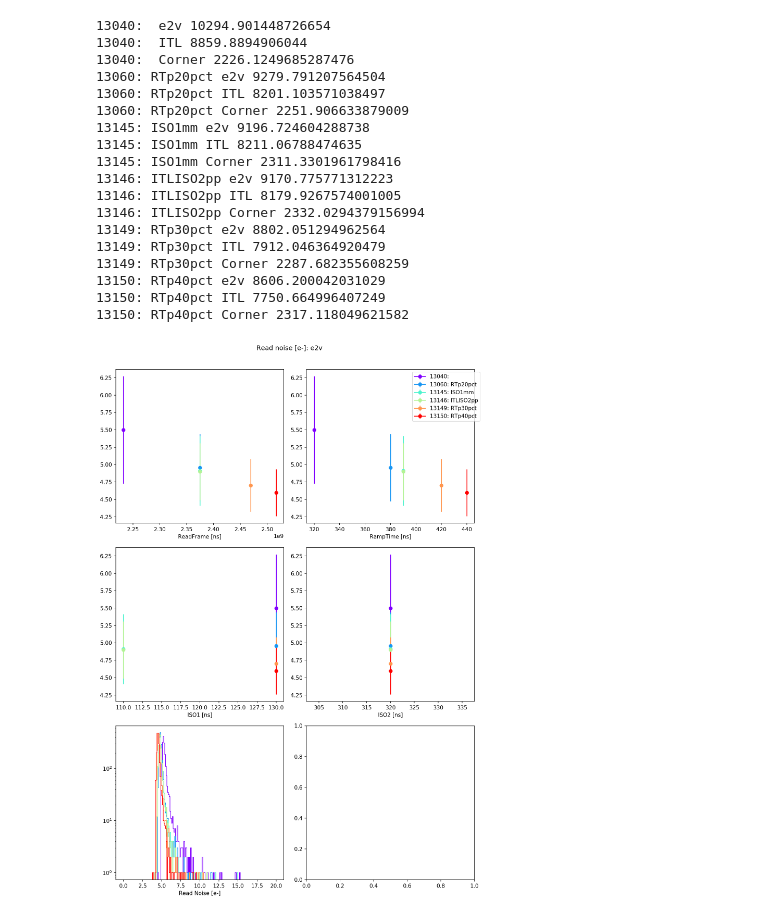
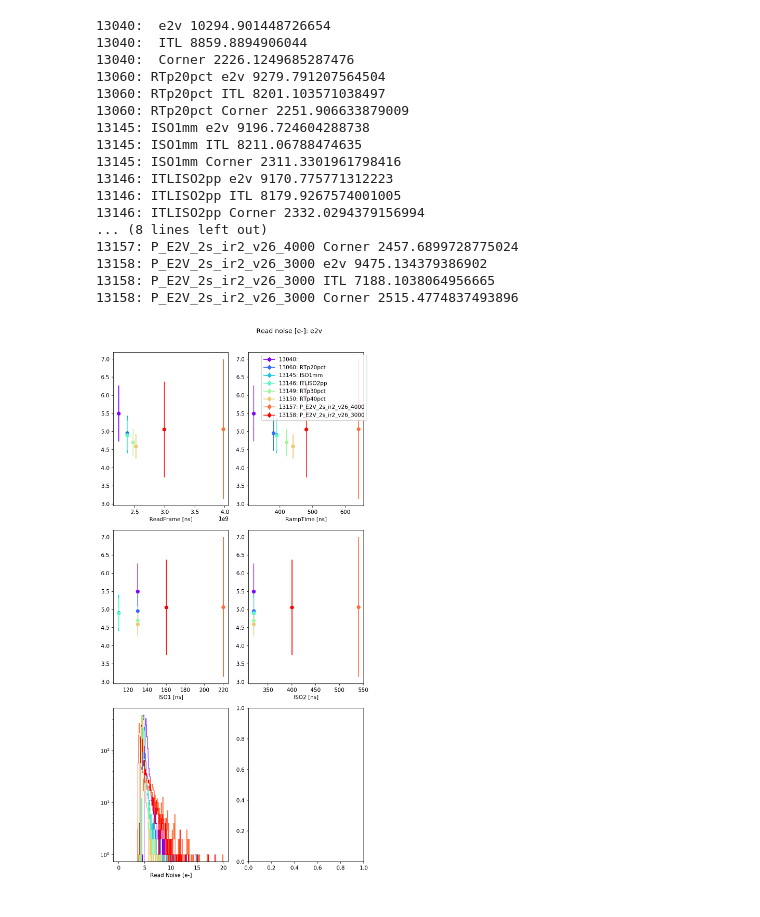
Before and after one commit to lsst-camera-dh/CompareRuns, a Jupyter notebook: ReadNoiseComparison.ipynb, the cells around one changed output. Saved outputs shown, nothing was run; the diff lists cells and outputs as text; code cells hidden in the pictures.

```diff
--- a/ReadNoiseComparison.ipynb
+++ b/ReadNoiseComparison.ipynb
@@ -42,6 +52,18 @@ def getsequencer( run ):
 
                     except:
                         pass
+
+        #### THOSE ARE EXCEPTIONS FOR SEQUENCER FILES THAT DIDN'T HAVE VARIABLES CHANGED BUT CHANGED DIRECTLY
+
+        if os.path.basename(afile) == "FP_E2V_2s_ir2_v26_4000.seq":
+            result[atype] = {"RampTime": 640, "ISO1": 220, "ISO2": 540 }
+        elif os.path.basename(afile) == "FP_ITL_2s_ir2_v26_4000.seq":
+            result[atype] = {"RampTime": 640, "ISO1": 310, "ISO2": 570 }
+        elif os.path.basename(afile) == "FP_E2V_2s_ir2_v26_3000.seq":
+            result[atype] = {"RampTime": 480, "ISO1": 160, "ISO2": 400 }
+        elif os.path.basename(afile) == "FP_ITL_2s_ir2_v26_3000.seq":
+            result[atype] = {"RampTime": 480, "ISO1": 230, "ISO2": 430 }
+
         result[atype]["seqname"] = os.path.basename(afile)
 
         tmp = (subprocess.run(f"ssh lsst-dc01 /lsst/ccs/prod/bin/seqinfo {afile} | tail -40 | grep ReadFrame",
@@ -142,6 +164,7 @@ seqinfo = getsequencer(arun)
 
 for figp, px, avendor in [ (figa, ax, "e2v"), (figb, bx, "ITL") ]:
     px[0][0].set_xlabel("ReadFrame [ns]")
+    px[0][0].semilogx()
     px[0][1].set_xlabel("RampTime [ns]")
     px[1][0].set_xlabel("ISO1 [ns]")
     px[1][1].set_xlabel("ISO2 [ns]")
@@ -167,6 +190,8 @@ runs = [
     13146, # ITLISO2pp
     13149, # (+30%)
     13150, # (+40%)
+    13157, # (4sec)
+    13158, # (3sec)
     ]
 
 colors = cm.rainbow(numpy.linspace(0, 1, len(runs)))
@@ -222,37 +247,36 @@ for color, arun in zip(colors,runs):
                     aplotter.hist(y, range=(0,20), bins=200, color=color, label=label, histtype="step")
                     print(label, atype, y.sum())
 
         except:
             raise
 seqinfo = getsequencer(arun)
 
 for figp, px, avendor in [ (figa, ax, "e2v"), (figb, bx, "ITL"), (figc, cx, "Corners") ]:
     px[0][0].set_xlabel("ReadFrame [ns]")
     px[0][1].set_xlabel("RampTime [ns]")
     px[1][0].set_xlabel("ISO1 [ns]")
     px[1][1].set_xlabel("ISO2 [ns]")
     px[2][0].semilogy()
     px[2][0].set_xlabel("Read Noise [e-]")
     px[0][1].legend(bbox_to_anchor=(1.05, 1.0))
     figp.suptitle(f"Read noise [e-]: {avendor}")
     figp.tight_layout(rect=[0, 0.03, 1, 0.95])
 # %% [output]
 13040:  e2v 10294.901448726654
 13040:  ITL 8859.8894906044
 13040:  Corner 2226.1249685287476
 13060: RTp20pct e2v 9279.791207564504
 13060: RTp20pct ITL 8201.103571038497
 13060: RTp20pct Corner 2251.906633879009
 13145: ISO1mm e2v 9196.724604288738
 13145: ISO1mm ITL 8211.06788474635
 13145: ISO1mm Corner 2311.3301961798416
 13146: ITLISO2pp e2v 9170.775771312223
 13146: ITLISO2pp ITL 8179.9267574001005
 13146: ITLISO2pp Corner 2332.0294379156994
-13149: RTp30pct e2v 8802.051294962564
-13149: RTp30pct ITL 7912.046364920479
-13149: RTp30pct Corner 2287.682355608259
-13150: RTp40pct e2v 8606.200042031029
-13150: RTp40pct ITL 7750.664996407249
-13150: RTp40pct Corner 2317.118049621582
+... (8 lines left out)
+13157: P_E2V_2s_ir2_v26_4000 Corner 2457.6899728775024
+13158: P_E2V_2s_ir2_v26_3000 e2v 9475.134379386902
+13158: P_E2V_2s_ir2_v26_3000 ITL 7188.1038064956665
+13158: P_E2V_2s_ir2_v26_3000 Corner 2515.4774837493896
-[figure, old version]
+[figure, new version]
```
Also changed, not shown: parts of 4 cells of this notebook.
